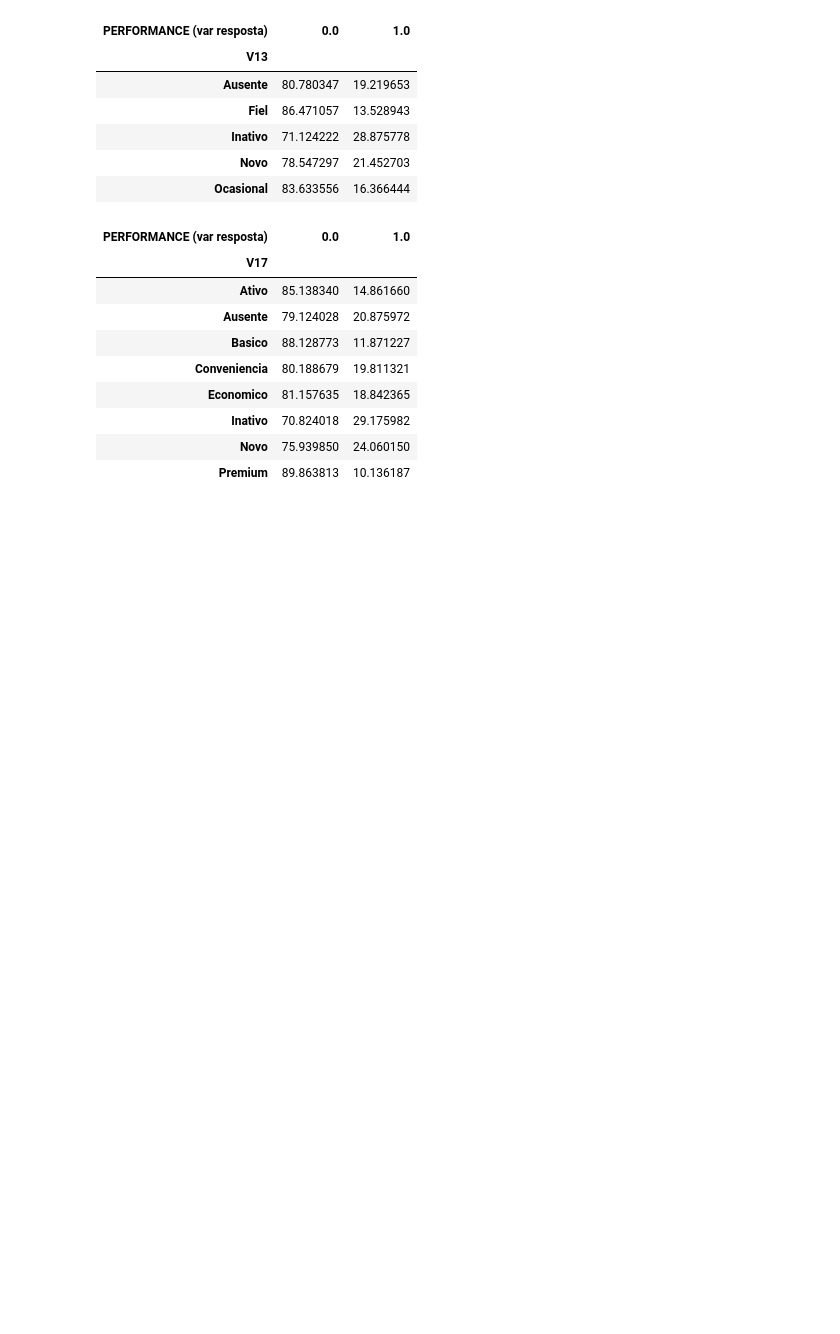
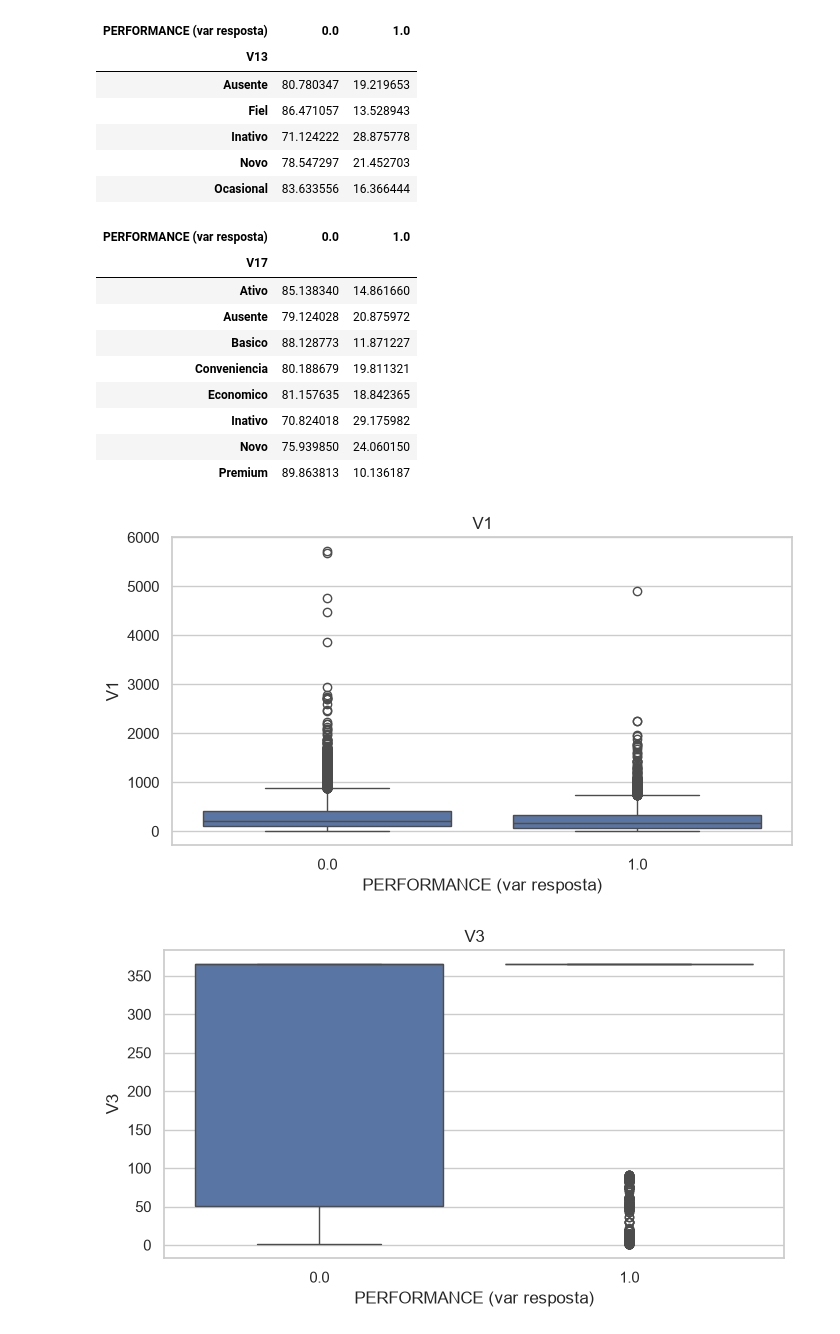
Before and after one commit to santosjhony12/Credit-Risk-Modeling-Interview, a Jupyter notebook: notebooks/02_eda.ipynb, the cells around one changed output. Drawn from its saved outputs; the diff is of its cells as text; code cells hidden in the pictures; blank space fills up the shorter version.

```diff
--- a/notebooks/02_eda.ipynb
+++ b/notebooks/02_eda.ipynb
@@ -285,3 +285,20 @@ pd.crosstab(
 | Inativo | 70.824018 | 29.175982 |
 | Novo | 75.939850 | 24.060150 |
 | Premium | 89.863813 | 10.136187 |
+# %%
+for column in numeric_columns:
+
+    plt.figure(figsize=(8,4))
+
+    sns.boxplot(
+        data=df,
+        x='PERFORMANCE (var resposta)',
+        y=column
+    )
+
+    plt.title(column)
+
+    plt.show()
+# %% [output]
+[figure, added]
+[figure, added]
```
Also changed, not shown: parts of 1 cell of this notebook, 1 other file.
